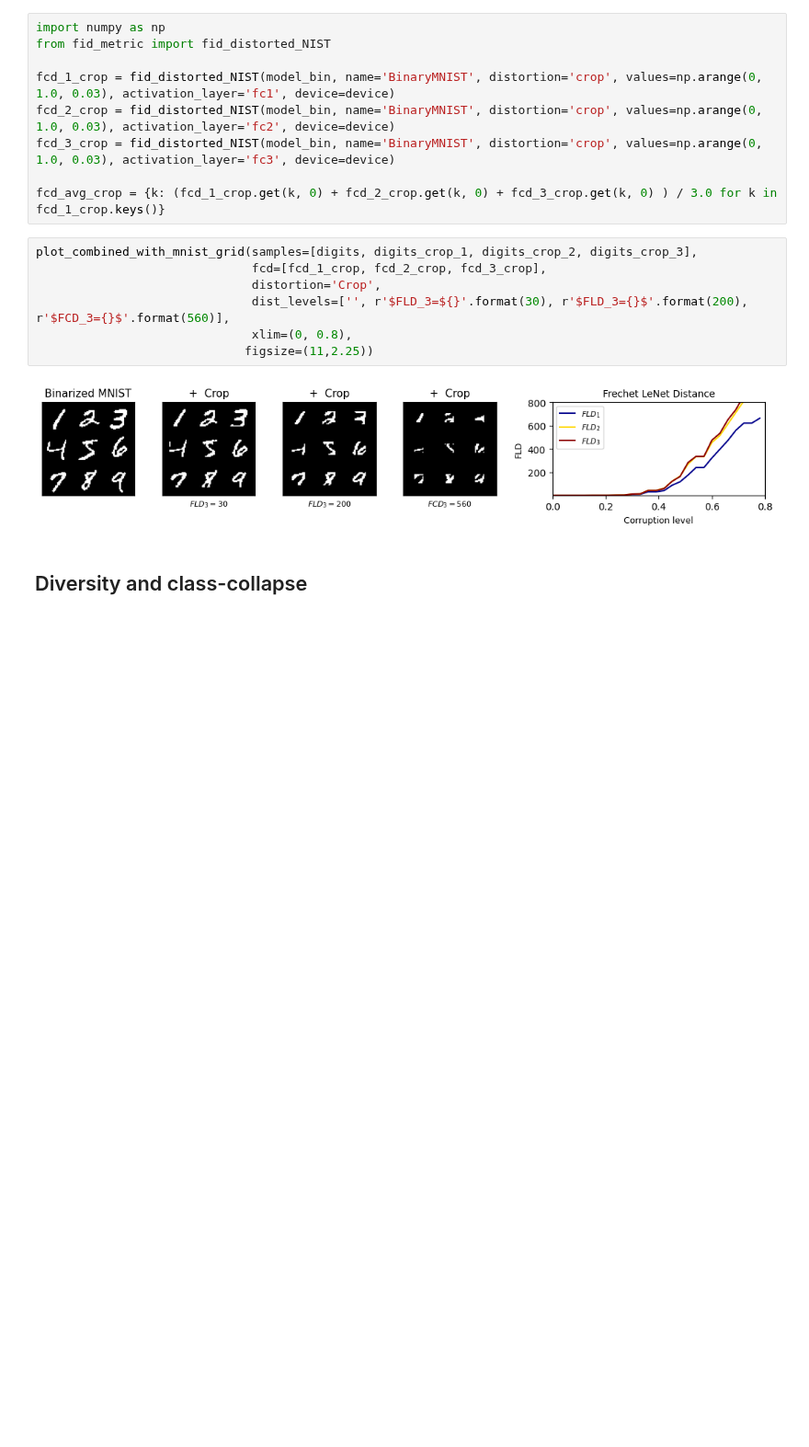
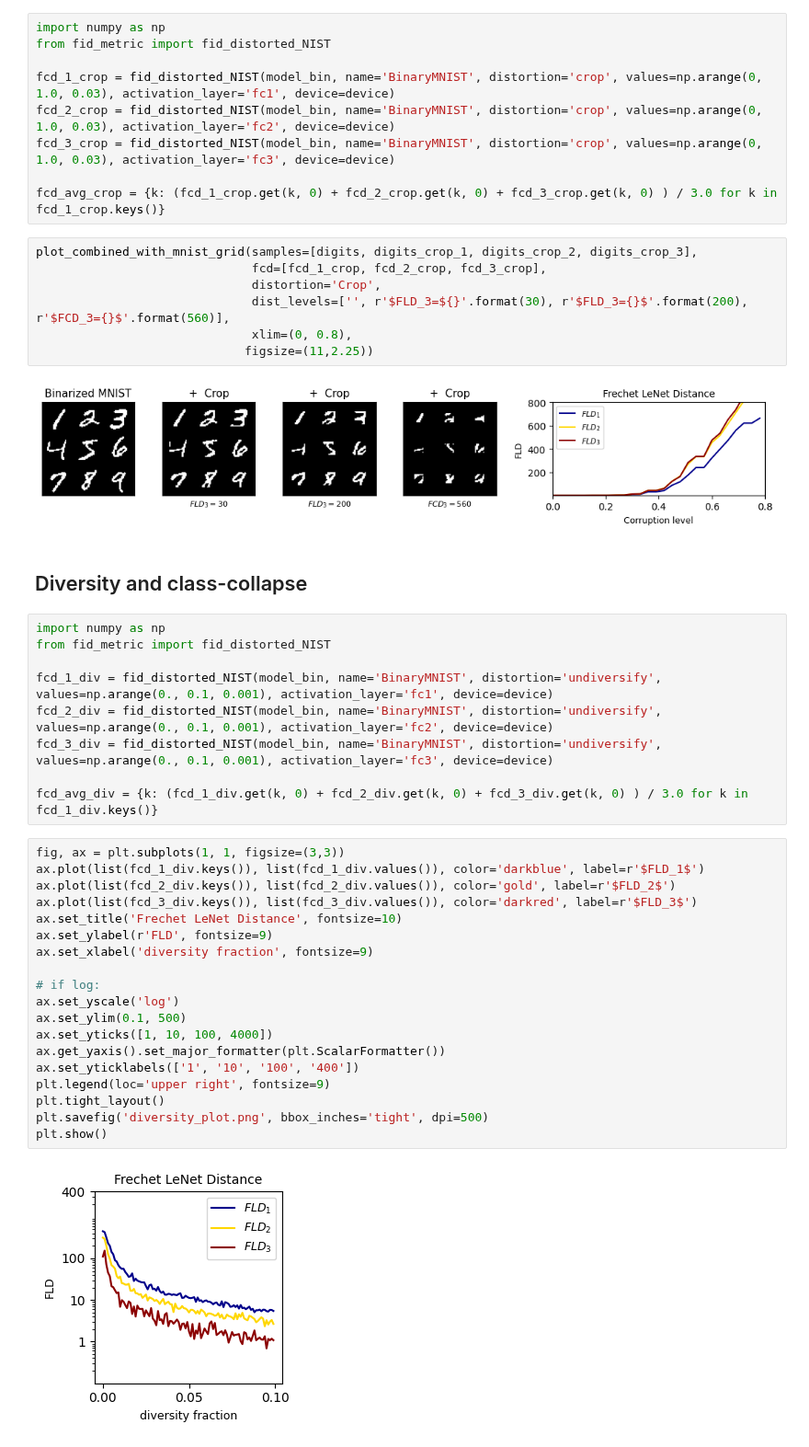
Before and after one commit to dfaroughy/FID-MNIST, a Jupyter notebook: FID_MNIST.ipynb, the cells around one changed output. Shown at 92% size. Saved outputs shown, nothing was run; the diff lists cells and outputs as text; blank space fills up the shorter version.

```diff
--- a/FID_MNIST.ipynb
+++ b/FID_MNIST.ipynb
@@ -451,3 +330,33 @@ plot_combined_with_mnist_grid(samples=[digits, digits_crop_1, digits_crop_2, dig
 [figure]
 # %% [markdown]
 ## Diversity and class-collapse
+# %%
+import numpy as np
+from fid_metric import fid_distorted_NIST
+
+fcd_1_div = fid_distorted_NIST(model_bin, name='BinaryMNIST', distortion='undiversify', values=np.arange(0., 0.1, 0.001), activation_layer='fc1', device=device)
+fcd_2_div = fid_distorted_NIST(model_bin, name='BinaryMNIST', distortion='undiversify', values=np.arange(0., 0.1, 0.001), activation_layer='fc2', device=device)
+fcd_3_div = fid_distorted_NIST(model_bin, name='BinaryMNIST', distortion='undiversify', values=np.arange(0., 0.1, 0.001), activation_layer='fc3', device=device)
+
+fcd_avg_div = {k: (fcd_1_div.get(k, 0) + fcd_2_div.get(k, 0) + fcd_3_div.get(k, 0) ) / 3.0 for k in fcd_1_div.keys()}
+# %%
+fig, ax = plt.subplots(1, 1, figsize=(3,3))
+ax.plot(list(fcd_1_div.keys()), list(fcd_1_div.values()), color='darkblue', label=r'$FLD_1$')
+ax.plot(list(fcd_2_div.keys()), list(fcd_2_div.values()), color='gold', label=r'$FLD_2$')
+ax.plot(list(fcd_3_div.keys()), list(fcd_3_div.values()), color='darkred', label=r'$FLD_3$')
+ax.set_title('Frechet LeNet Distance', fontsize=10)
+ax.set_ylabel(r'FLD', fontsize=9)
+ax.set_xlabel('diversity fraction', fontsize=9)
+
+# if log:
+ax.set_yscale('log')
+ax.set_ylim(0.1, 500)
+ax.set_yticks([1, 10, 100, 4000])
+ax.get_yaxis().set_major_formatter(plt.ScalarFormatter())
+ax.set_yticklabels(['1', '10', '100', '400'])
+plt.legend(loc='upper right', fontsize=9)
+plt.tight_layout()
+plt.savefig('diversity_plot.png', bbox_inches='tight', dpi=500)
+plt.show()
+# %% [output]
+[figure, added]
```
Also changed, not shown: parts of 9 cells of this notebook, 6 other files.
